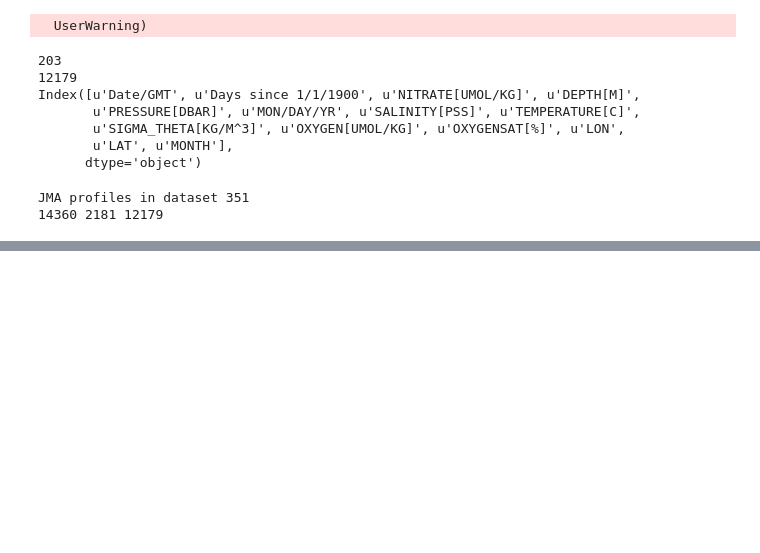
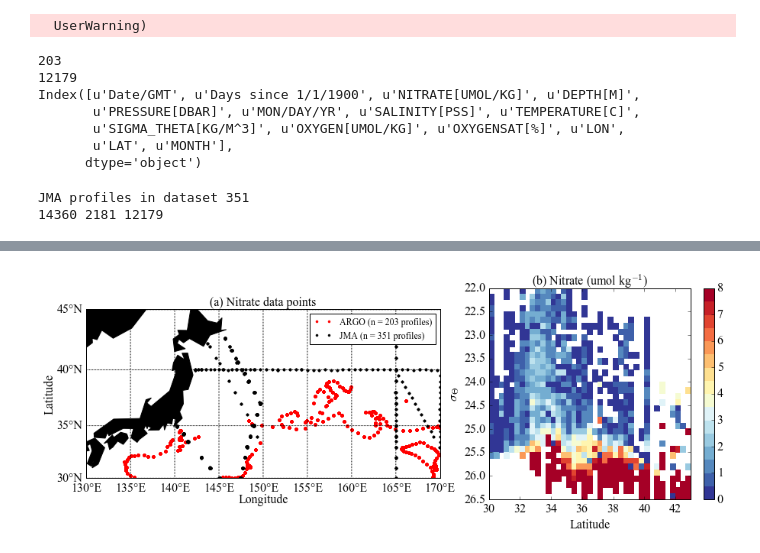
Before and after one commit to sophieclayton/kuroshio_productivity, a Jupyter notebook: kuro_argo_jma_nitrate.ipynb, the cells around one changed output, grey strips where cells are left out. Saved outputs shown, nothing was run; the diff lists cells and outputs as text; code cells hidden in the pictures; blank space fills up the shorter version.

Commit message:
added profile numbers to JMA data

```diff
--- a/kuro_argo_jma_nitrate.ipynb
+++ b/kuro_argo_jma_nitrate.ipynb
@@ -164,7 +168,9 @@ plt.show()
 # %%
 days = pd.unique(argo['Days since 1/1/1900'])
 
-fig1 = plt.figure(figsize=(12, 5))
+fig1 = plt.figure(figsize=(13, 5))
+palette = plt.get_cmap('RdYlBu_r', 16)
+
 
 gs = gridspec.GridSpec(1, 2, width_ratios=[1.75, 1.25])
 ax1 = plt.subplot(gs[0])
@@ -180,9 +186,9 @@ for d in days:
     subsetd = argo[argo['Days since 1/1/1900']==d]
     x, y = m(subsetd['lon'].values, subsetd['lat'].values)
     if d == days[0]:
-        m.plot(x, y, '.-', color = 'r', label = 'ARGO (n = 203 profiles)')
+        m.plot(x, y, '.', color = 'r', label = 'ARGO (n = 203 profiles)')
     else:
-        m.plot(x, y, '.-', color = 'r')
+        m.plot(x, y, '.', color = 'r')
 
 xx,yy = m(jma['lon'].values,jma['lat'].values)
 m.plot(xx, yy, '.',color='k', label = 'JMA (n = 351 profiles)')
@@ -198,31 +204,34 @@ plt.ylabel('Latitude', fontsize = 16, labelpad = 40)
 ax1.set_title('(a) Nitrate data points', fontsize = 16)
 leg = ax1.legend(loc = 'upper right')
 leg.get_frame().set_facecolor('white')
 
 ax2 = plt.subplot(gs[1])
 
 palette = plt.get_cmap('RdYlBu_r', 16)
 cb = ax2.pcolor(xgrid, ygrid, binned, vmin = 0, vmax = 8, lw=0, cmap = palette)
 #plt.contour()
-fig1.colorbar(cb, ax=ax2, ticks = range(0, 9))
+cbar = fig1.colorbar(cb, ax=ax2, ticks = range(0, 9))
+cbar.ax.tick_params(labelsize=16)
 
 ax2.invert_yaxis()
 ax2.set_xlim([30, 43])
 ax2.set_ylim([26.5, 22.0])
 
 #plt.axhline(23.5, color='grey', lw=2)
 #plt.axhline(25, color='grey', lw=2)
 
 #plt.axvline(32.66, color='grey', lw=2)
 #plt.axvline(34.66, color='grey', lw=2)
 
 ax2.set_ylabel(r'$\sigma_{\Theta}$', fontsize = 16)
 ax2.set_xlabel('Latitude', fontsize = 16)
 
 
 ax2.set_title('(b) Nitrate (umol kg$^{-1}$)', fontsize = 16)
 ax2.tick_params(labelsize=16)
 
 plt.show()
 
 fig1.savefig('../manuscript/Figure5b.png', dpi=300)
+# %% [output]
+[figure, added]
```
Also changed, not shown: parts of 2 cells of this notebook.
